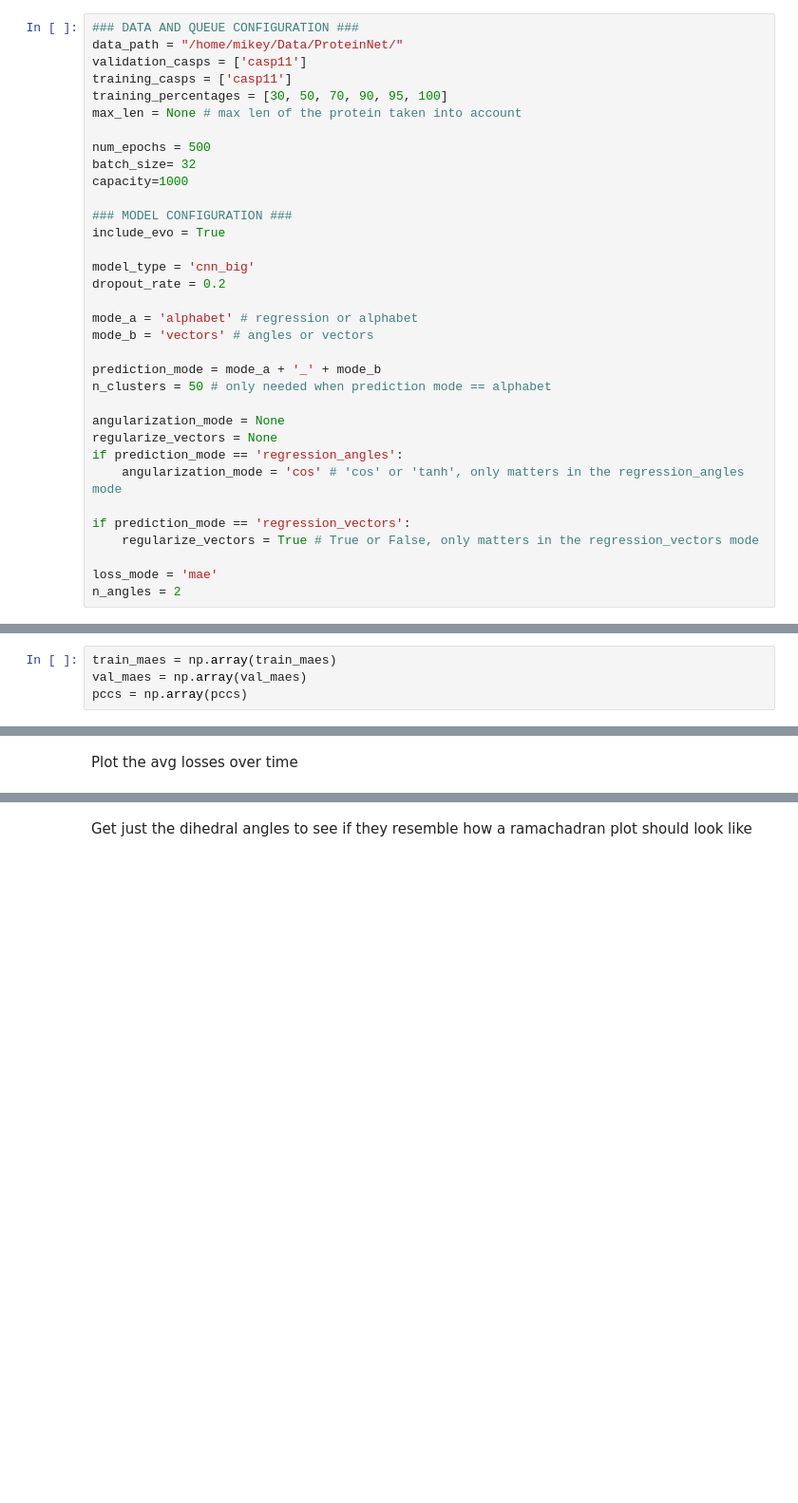
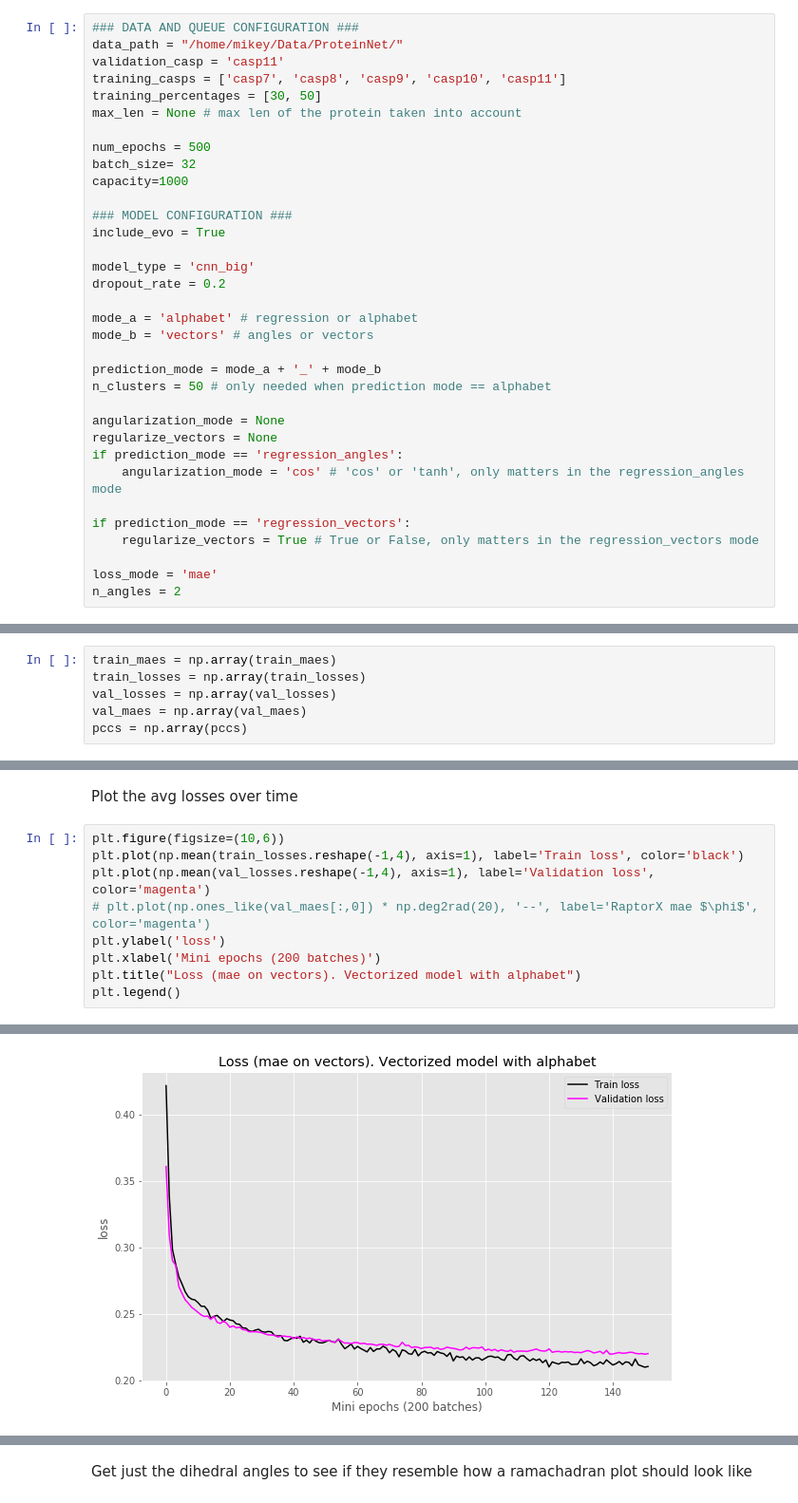
Before and after one commit to m3h0w/protein-dihedral-angles-prediction, a Jupyter notebook: Full pipeline - tensor data.ipynb, the cells around one changed output, grey strips where cells are left out. Shown: that part at 95% size. Drawn from its saved outputs; the diff is of its cells as text; blank space fills up the shorter version.

```diff
--- a/Full pipeline - tensor data.ipynb
+++ b/Full pipeline - tensor data.ipynb
@@ -17,9 +19,9 @@ import txt_data_utils.data_transformer as dt
 # %%
 ### DATA AND QUEUE CONFIGURATION ###
 data_path = "/home/mikey/Data/ProteinNet/"
-validation_casps = ['casp11']
-training_casps = ['casp11']
-training_percentages = [30, 50, 70, 90, 95, 100]
+validation_casp = 'casp11'
+training_casps = ['casp7', 'casp8', 'casp9', 'casp10', 'casp11']
+training_percentages = [30, 50]
 max_len = None # max len of the protein taken into account
 
 num_epochs = 500
@@ -292,4 +367,6 @@ with tf.Session() as sess:
 # %%
 train_maes = np.array(train_maes)
+train_losses = np.array(train_losses)
+val_losses = np.array(val_losses)
 val_maes = np.array(val_maes)
 pccs = np.array(pccs)
@@ -296,2 +385,12 @@ pccs = np.array(pccs)
 # %% [markdown]
 Plot the avg losses over time
+# %%
+plt.figure(figsize=(10,6))
+plt.plot(np.mean(train_losses.reshape(-1,4), axis=1), label='Train loss', color='black')
+plt.plot(np.mean(val_losses.reshape(-1,4), axis=1), label='Validation loss', color='magenta')
+# plt.plot(np.ones_like(val_maes[:,0]) * np.deg2rad(20), '--', label='RaptorX mae $\phi$', color='magenta')
+plt.ylabel('loss')
+plt.xlabel('Mini epochs (200 batches)')
+plt.title("Loss (mae on vectors). Vectorized model with alphabet")
+plt.legend()
+# %% [output]
@@ -298 +398,2 @@ Plot the avg losses over time
+[figure, added]
 # %%
```
Also changed, not shown: parts of 18 cells of this notebook, 2 other files.
